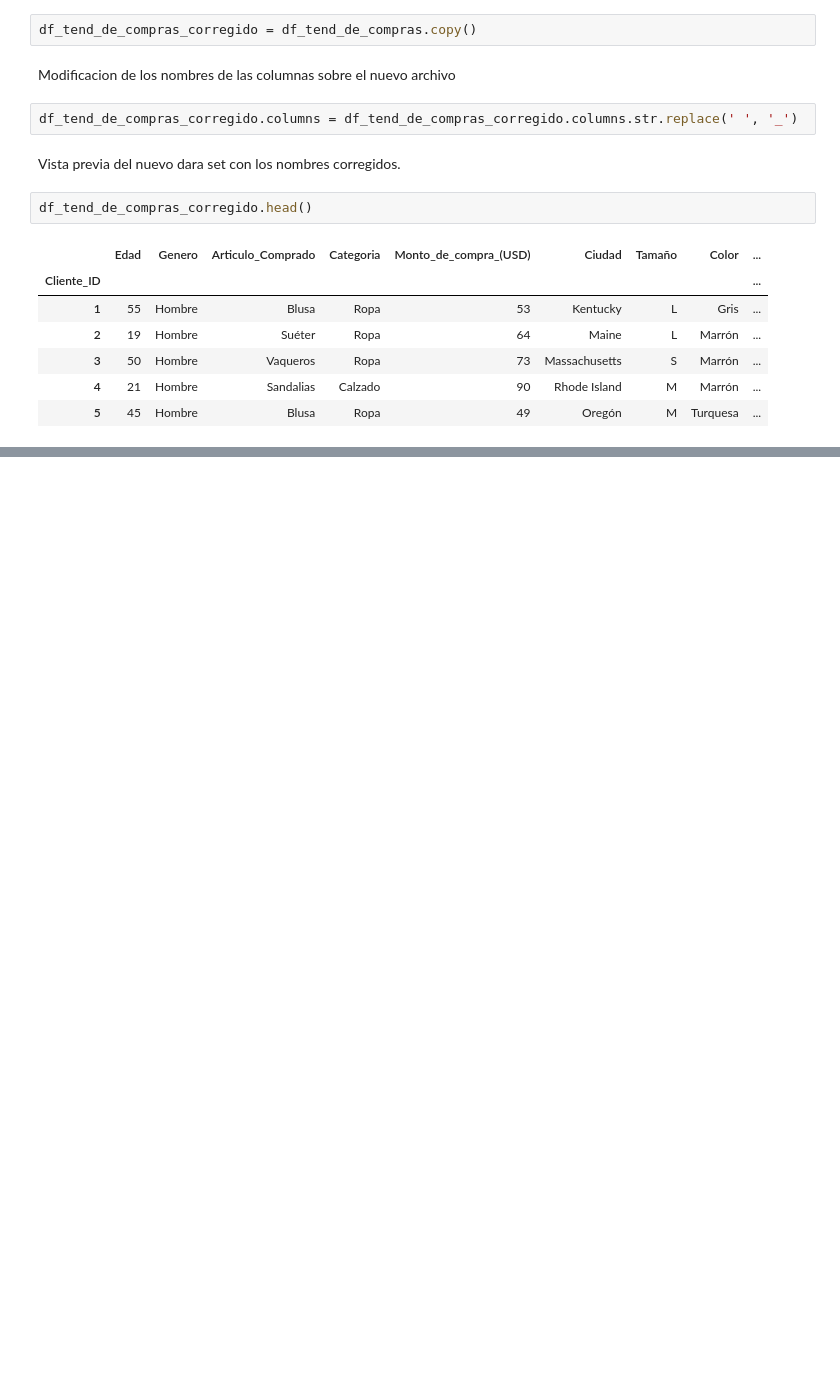
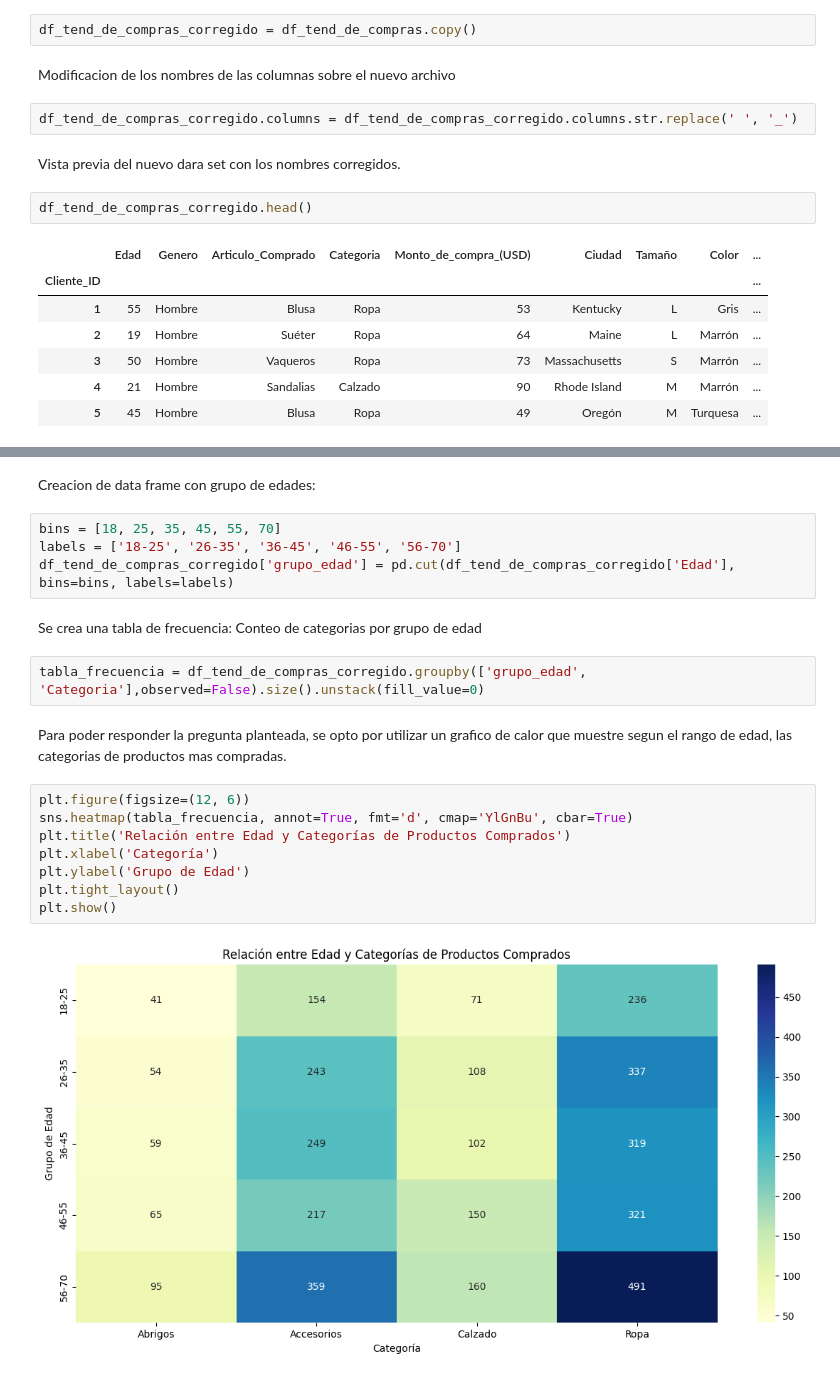
Before and after one commit to Patriciol03/Analisis_tendencias_de_compras, a Jupyter notebook: Proyecto_Tend_de_compras.ipynb, the cells around one changed output, grey strips where cells are left out. Saved outputs shown, nothing was run; the diff lists cells and outputs as text; blank space fills up the shorter version.

```diff
--- a/Proyecto_Tend_de_compras.ipynb
+++ b/Proyecto_Tend_de_compras.ipynb
@@ -370,0 +376,22 @@ df_tend_de_compras_corregido.head()
+# %% [markdown]
+Creacion de data frame con grupo de edades:
+# %%
+bins = [18, 25, 35, 45, 55, 70]
+labels = ['18-25', '26-35', '36-45', '46-55', '56-70']
+df_tend_de_compras_corregido['grupo_edad'] = pd.cut(df_tend_de_compras_corregido['Edad'], bins=bins, labels=labels)
+# %% [markdown]
+Se crea una tabla de frecuencia: Conteo de categorias por grupo de edad
+# %%
+tabla_frecuencia = df_tend_de_compras_corregido.groupby(['grupo_edad', 'Categoria'],observed=False).size().unstack(fill_value=0)
+# %% [markdown]
+Para poder responder la pregunta planteada, se opto por utilizar un grafico de calor que muestre segun el rango de edad, las categorias de productos mas compradas.
+# %%
+plt.figure(figsize=(12, 6))
+sns.heatmap(tabla_frecuencia, annot=True, fmt='d', cmap='YlGnBu', cbar=True)
+plt.title('Relación entre Edad y Categorías de Productos Comprados')
+plt.xlabel('Categoría')
+plt.ylabel('Grupo de Edad')
+plt.tight_layout()
+plt.show()
+# %% [output]
+[figure, added]
```
Also changed, not shown: parts of 43 cells of this notebook.
